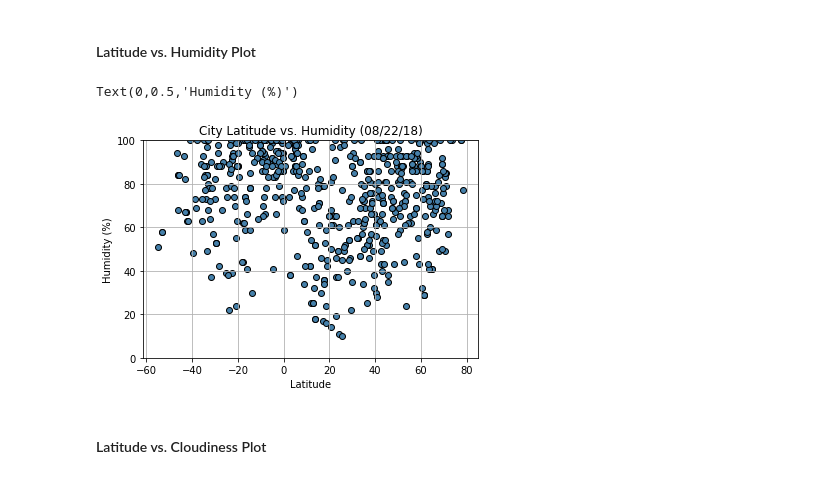
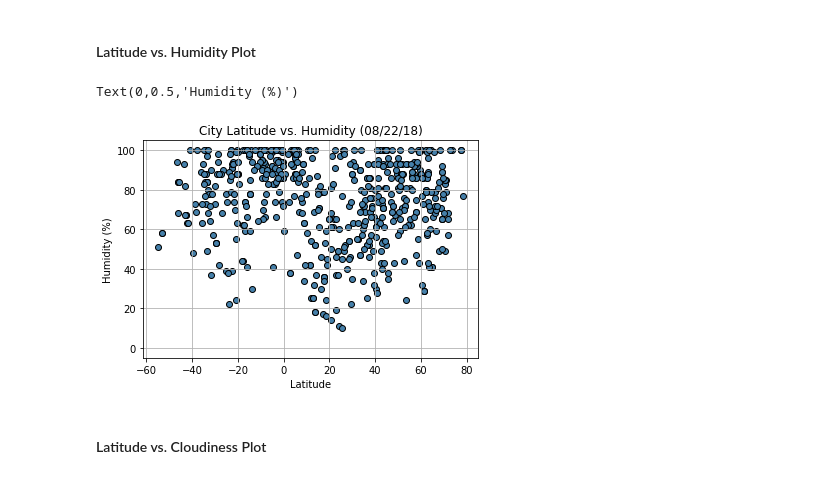
Before and after one commit to brunoprogramsnow/weatherPy, a Jupyter notebook: WeatherPy.ipynb, the cells around one changed output. Saved outputs shown, nothing was run; the diff lists cells and outputs as text; code cells hidden in the pictures.

Commit message:
fixed graphs

```diff
--- a/WeatherPy.ipynb
+++ b/WeatherPy.ipynb
@@ -228,16 +228,15 @@ Text(0,0.5,'Max Temperature (F)')
 # %%
 humidityScatter = weather_df.iloc[:,4].tolist()
 latScatter = weather_df.iloc[:,5].tolist()
 plt.scatter(latScatter,humidityScatter, marker="o", facecolors="#4580AA", edgecolors="black")
 plt.grid()
-plt.ylim(-,100)
-# plt.xlim(-60,80)
+plt.ylim(-5,105)
 plt.title("City Latitude vs. Humidity (08/22/18)")
 plt.xlabel("Latitude")
 plt.ylabel("Humidity (%)")
 # %% [output]
 Text(0,0.5,'Humidity (%)')
-[figure, old version]
+[figure, new version]
 # %% [markdown]
 #### Latitude vs. Cloudiness Plot
 # %%
```
